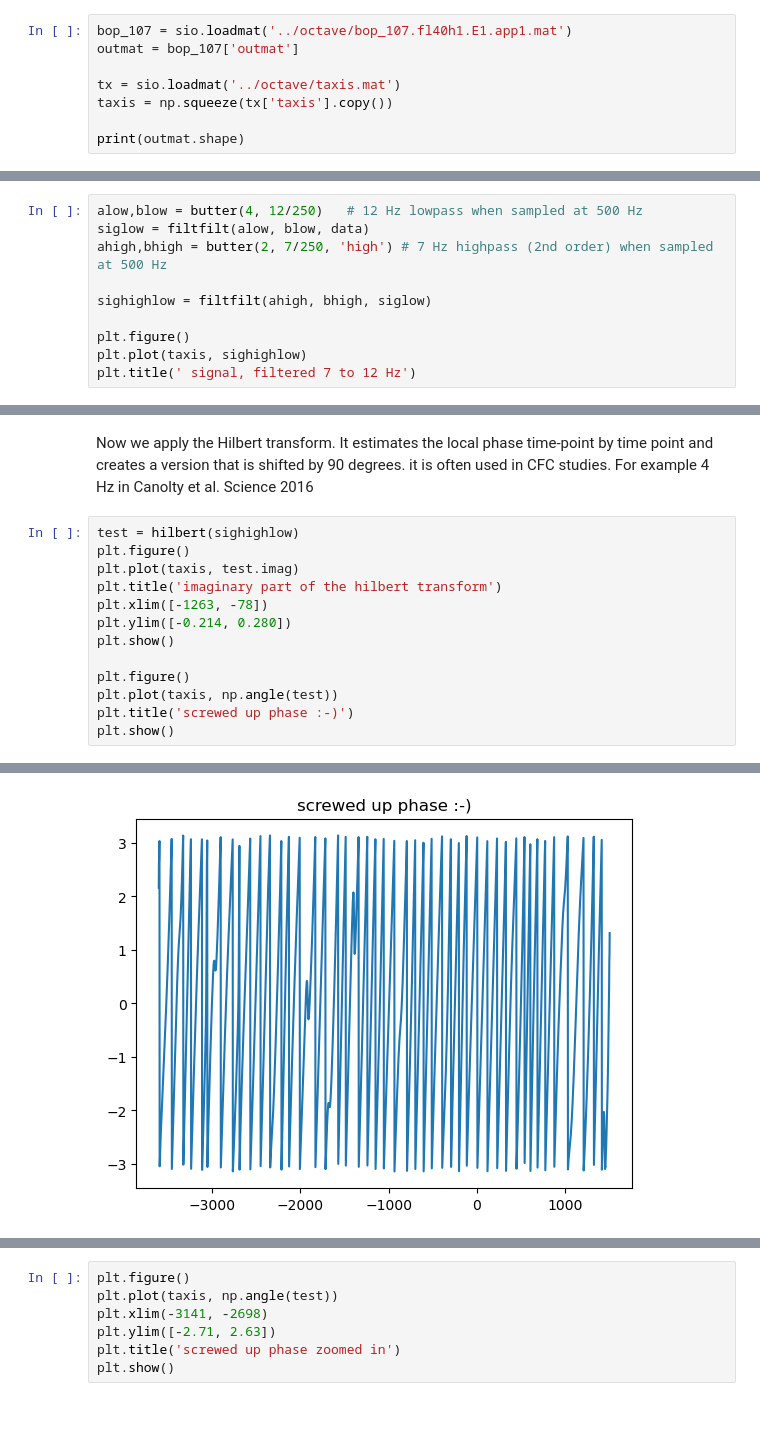
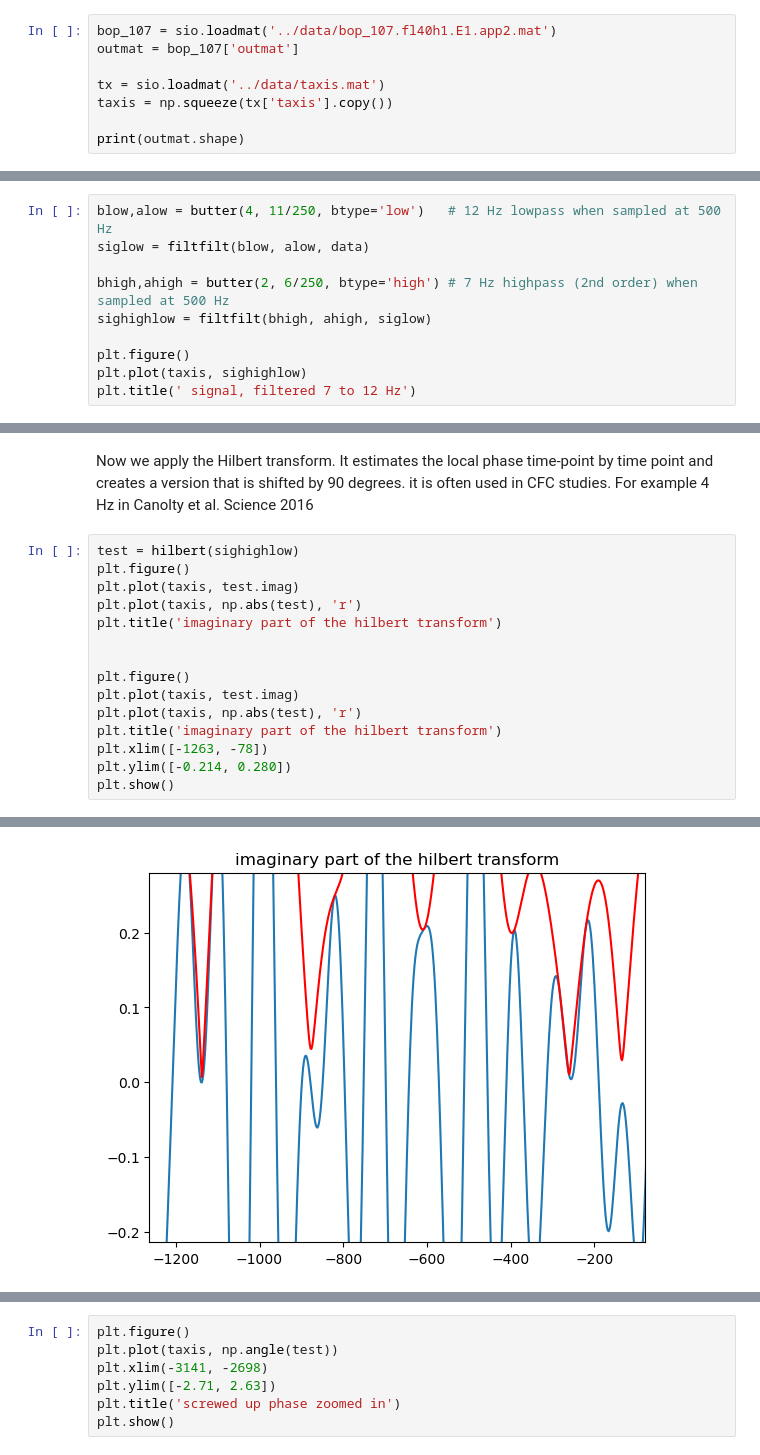
Before and after one commit to csea-lab/m2py-tutorials, a Jupyter notebook: notebooks/HilbertPhaseDemo.ipynb, the cells around one changed output, grey strips where cells are left out. Saved outputs shown, nothing was run; the diff lists cells and outputs as text; blank space fills up the shorter version.

```diff
--- a/notebooks/HilbertPhaseDemo.ipynb
+++ b/notebooks/HilbertPhaseDemo.ipynb
@@ -23,10 +24,10 @@ First load exampe data.
 
 (Make sure the data are in the current directory, or in the path.)
 # %%
-bop_107 = sio.loadmat('../octave/bop_107.fl40h1.E1.app1.mat')
+bop_107 = sio.loadmat('../data/bop_107.fl40h1.E1.app2.mat')
 outmat = bop_107['outmat']
 
-tx = sio.loadmat('../octave/taxis.mat')
+tx = sio.loadmat('../data/taxis.mat')
 taxis = np.squeeze(tx['taxis'].copy())
 
 print(outmat.shape)
@@ -47,11 +53,11 @@ Text(0.5, 1.0, 'Our example data')
 # %% [markdown]
 Next filter the signal a bit, but not enough...let us start with 7 to 12 Hz, often used in the literature,
 # %%
-alow,blow = butter(4, 12/250)   # 12 Hz lowpass when sampled at 500 Hz
-siglow = filtfilt(alow, blow, data)
-ahigh,bhigh = butter(2, 7/250, 'high') # 7 Hz highpass (2nd order) when sampled at 500 Hz
+blow,alow = butter(4, 11/250, btype='low')   # 12 Hz lowpass when sampled at 500 Hz
+siglow = filtfilt(blow, alow, data)
 
-sighighlow = filtfilt(ahigh, bhigh, siglow)
+bhigh,ahigh = butter(2, 6/250, btype='high') # 7 Hz highpass (2nd order) when sampled at 500 Hz
+sighighlow = filtfilt(bhigh, ahigh, siglow)
 
 plt.figure()
 plt.plot(taxis, sighighlow)
@@ -65,13 +71,15 @@ Now we apply the Hilbert transform. It estimates the local phase time-point by t
 test = hilbert(sighighlow)
 plt.figure()
 plt.plot(taxis, test.imag)
+plt.plot(taxis, np.abs(test), 'r')
+plt.title('imaginary part of the hilbert transform')
+
+
+plt.figure()
+plt.plot(taxis, test.imag)
+plt.plot(taxis, np.abs(test), 'r')
 plt.title('imaginary part of the hilbert transform')
 plt.xlim([-1263, -78])
 plt.ylim([-0.214, 0.280])
 plt.show()
-
-plt.figure()
-plt.plot(taxis, np.angle(test))
-plt.title('screwed up phase :-)')
-plt.show()
 # %% [output]
@@ -79 +87 @@ plt.show()
-[figure, old version]
+[figure, new version]
```
Also changed, not shown: parts of 8 cells of this notebook, 44 other files.
